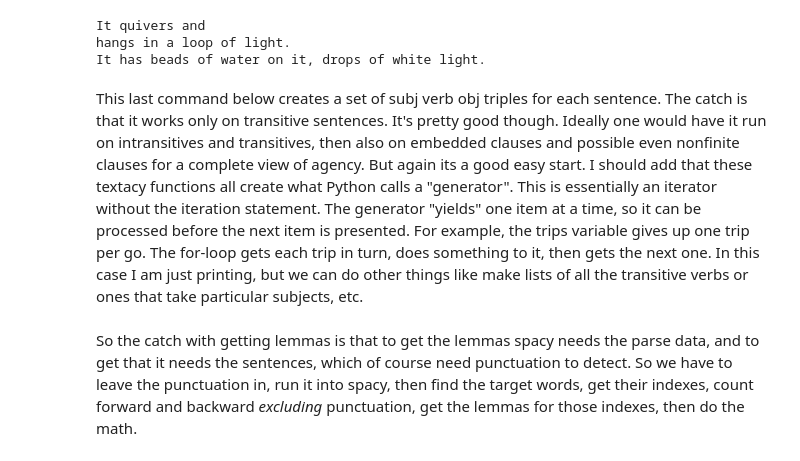
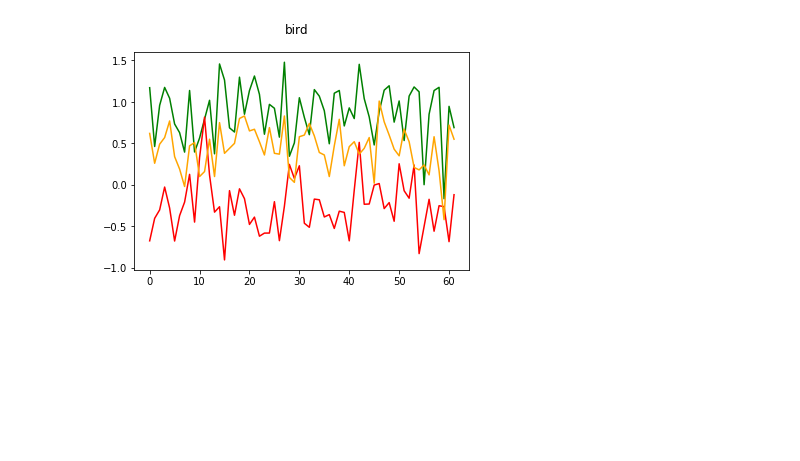
Before and after one commit to ginawarren/DigiHum, a Jupyter notebook: getWarriner.ipynb, the cells around one changed output. Drawn from its saved outputs; the diff is of its cells as text; code cells hidden in the pictures; blank space fills up the shorter version.

```diff
--- a/getWarriner.ipynb
+++ b/getWarriner.ipynb
@@ -87,11 +105,0 @@ for quote in quotes:
-# %%
-for sent in doc.sents:    #prints sentences that have the target word in them
-    for word in sent:
-        if word.text == targetWord:
-            print(sent)
-# %% [output]
-It quivers and
-hangs in a loop of light.
-It has beads of water on it, drops of white light.
-# %% [markdown]
-This last command below creates a set of subj verb obj triples for each sentence. The catch is that it works only on transitive sentences. It's pretty good though. Ideally one would have it run on intransitives and transitives, then also on embedded clauses and possible even nonfinite clauses for a complete view of agency. But again its a good easy start. I should add that these textacy functions all create what Python calls a "generator". This is essentially an iterator without the iteration statement. The generator "yields" one item at a time, so it can be processed before the next item is presented. For example, the trips variable gives up one trip per go. The for-loop gets each trip in turn, does something to it, then gets the next one. In this case I am just printing, but we can do other things like make lists of all the transitive verbs or ones that take particular subjects, etc.
@@ -102,2 +106,6 @@ for item in trips:
-# %% [markdown]
-So the catch with getting lemmas is that to get the lemmas spacy needs the parse data, and to get that it needs the sentences, which of course need punctuation to detect. So we have to leave the punctuation in, run it into spacy, then find the target words, get their indexes, count forward and backward _excluding_ punctuation, get the lemmas for those indexes, then do the math.
+# %%
+plt.plot(allAvgvavals, 'g', allAvgarvals, 'r', allAvgdovals, 'orange')
+plt.suptitle(targetWord)
+plt.show()
+# %% [output]
+[figure, added]
```
Also changed, not shown: parts of 6 cells of this notebook, 10 other files.
